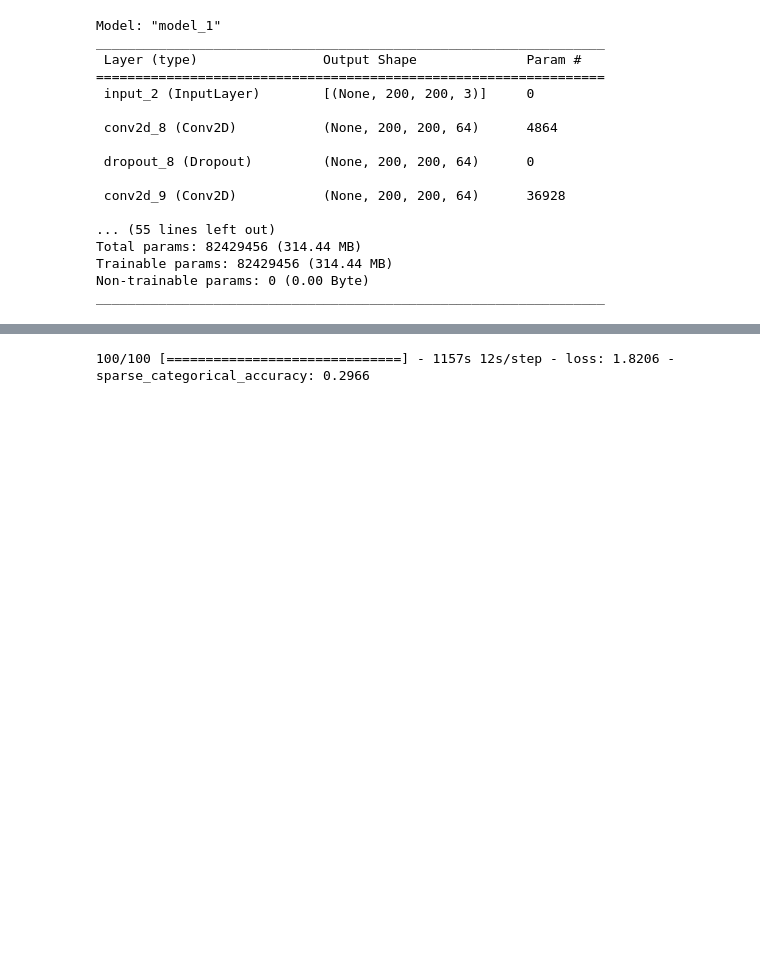
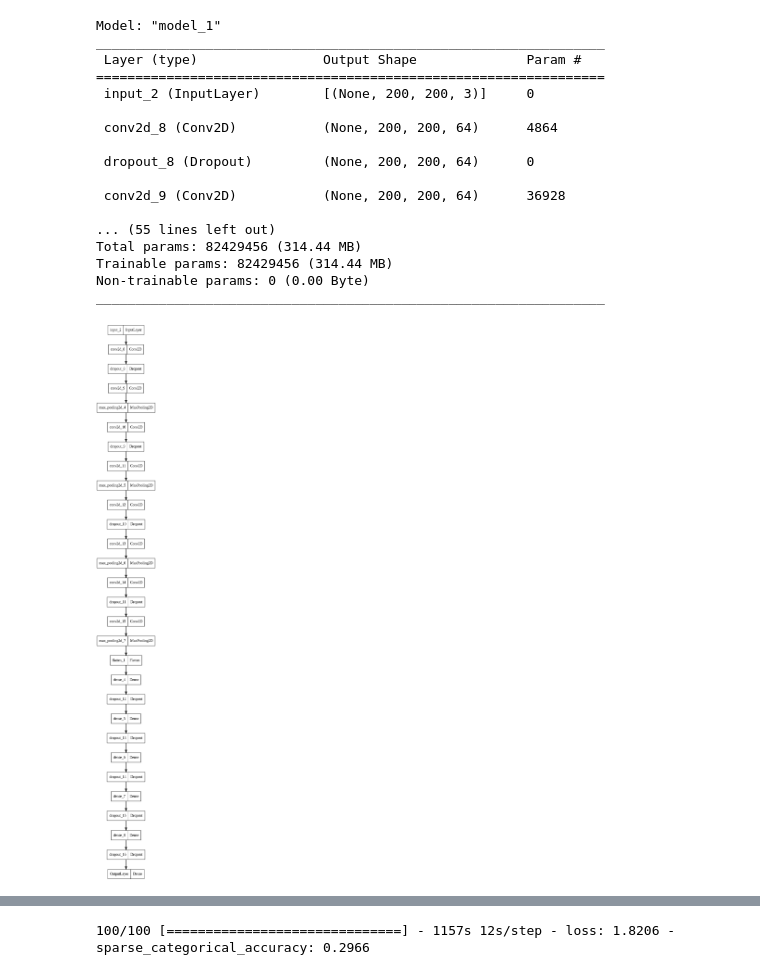
Before and after one commit to guswns7452/Perst, a Jupyter notebook: machineLearning/02_Fashion Type Classification Model/02-08_Model Evaluate (Male).ipynb, the cells around one changed output, grey strips where cells are left out. Saved outputs shown, nothing was run; the diff lists cells and outputs as text; code cells hidden in the pictures; blank space fills up the shorter version.

```diff
--- a/machineLearning/02_Fashion Type Classification Model/02-08_Model Evaluate (Male).ipynb
+++ b/machineLearning/02_Fashion Type Classification Model/02-08_Model Evaluate (Male).ipynb
@@ -196,3 +196,7 @@ Total params: 82429456 (314.44 MB)
 Trainable params: 82429456 (314.44 MB)
 Non-trainable params: 0 (0.00 Byte)
 _________________________________________________________________
+# %%
+keras.utils.plot_model(saved_model)
+# %% [output]
+[figure, added]
```
Also changed, not shown: parts of 1 cell of this notebook, 8 other files.
